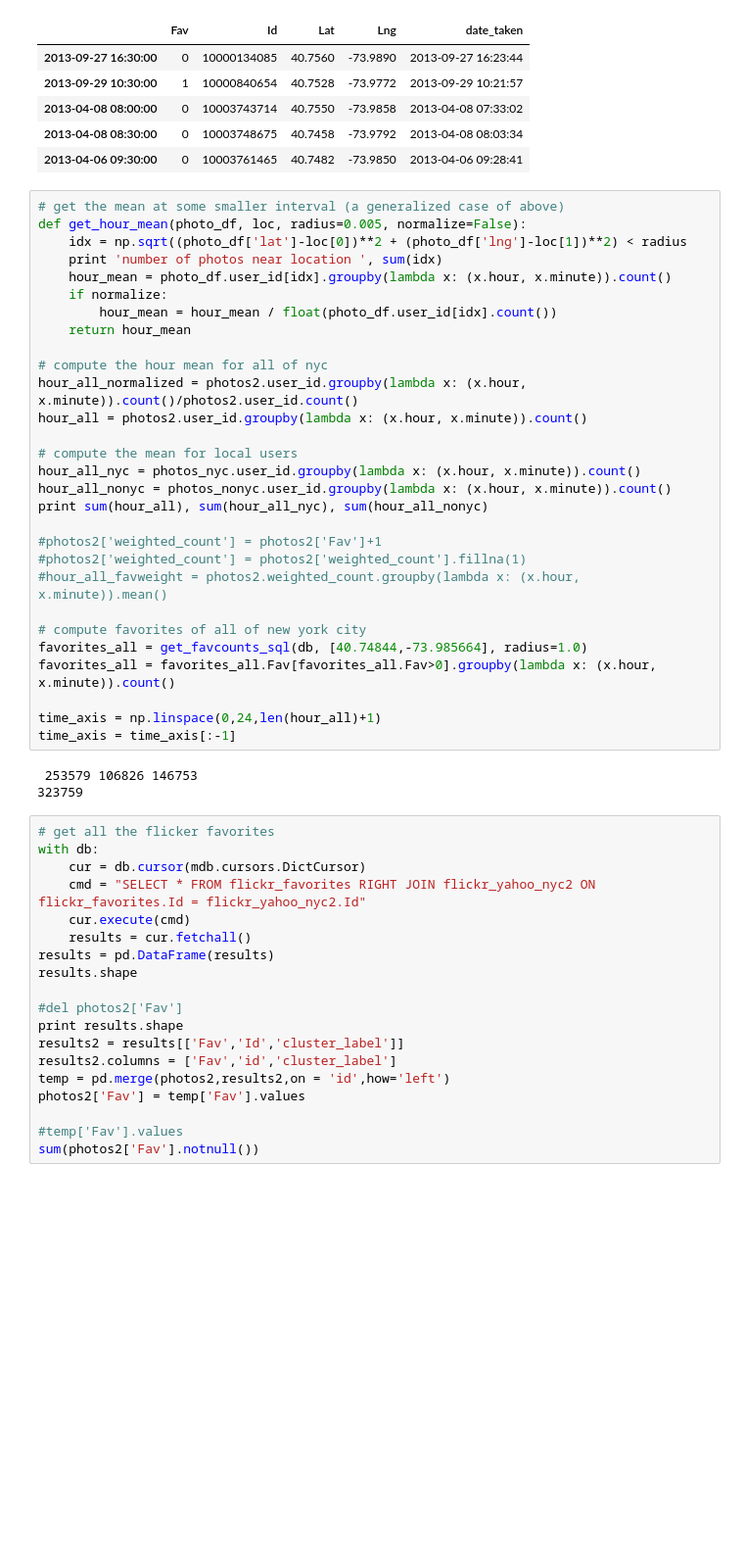
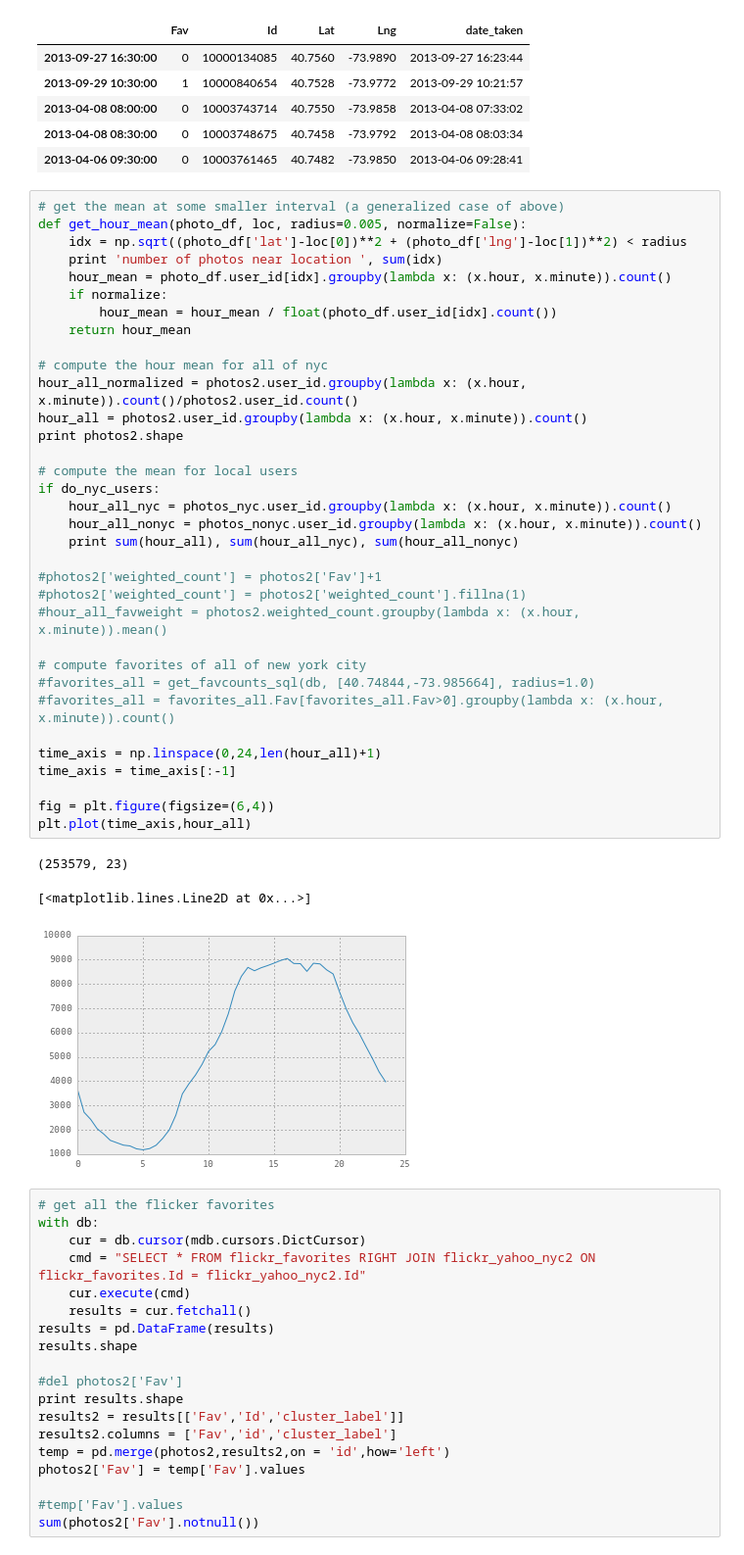
Before and after one commit to helenaxwang/AveNeue, a Jupyter notebook: analyze_flickr.py.ipynb, the cells around one changed output. Shown at 98% size. Cells and saved outputs as stored; diff of their text form; blank space fills up the shorter version.

```diff
--- a/analyze_flickr.py.ipynb
+++ b/analyze_flickr.py.ipynb
@@ -269,35 +268,41 @@ results.head()
 # %%
 # get the mean at some smaller interval (a generalized case of above)
 def get_hour_mean(photo_df, loc, radius=0.005, normalize=False):
     idx = np.sqrt((photo_df['lat']-loc[0])**2 + (photo_df['lng']-loc[1])**2) < radius
     print 'number of photos near location ', sum(idx)
     hour_mean = photo_df.user_id[idx].groupby(lambda x: (x.hour, x.minute)).count()
     if normalize:
         hour_mean = hour_mean / float(photo_df.user_id[idx].count())
     return hour_mean
 
 # compute the hour mean for all of nyc
 hour_all_normalized = photos2.user_id.groupby(lambda x: (x.hour, x.minute)).count()/photos2.user_id.count()
 hour_all = photos2.user_id.groupby(lambda x: (x.hour, x.minute)).count()
+print photos2.shape
 
 # compute the mean for local users
-hour_all_nyc = photos_nyc.user_id.groupby(lambda x: (x.hour, x.minute)).count()
-hour_all_nonyc = photos_nonyc.user_id.groupby(lambda x: (x.hour, x.minute)).count()
-print sum(hour_all), sum(hour_all_nyc), sum(hour_all_nonyc)
+if do_nyc_users:
+    hour_all_nyc = photos_nyc.user_id.groupby(lambda x: (x.hour, x.minute)).count()
+    hour_all_nonyc = photos_nonyc.user_id.groupby(lambda x: (x.hour, x.minute)).count()
+    print sum(hour_all), sum(hour_all_nyc), sum(hour_all_nonyc)
 
 #photos2['weighted_count'] = photos2['Fav']+1
 #photos2['weighted_count'] = photos2['weighted_count'].fillna(1)
 #hour_all_favweight = photos2.weighted_count.groupby(lambda x: (x.hour, x.minute)).mean()
 
 # compute favorites of all of new york city
-favorites_all = get_favcounts_sql(db, [40.74844,-73.985664], radius=1.0)
-favorites_all = favorites_all.Fav[favorites_all.Fav>0].groupby(lambda x: (x.hour, x.minute)).count()
+#favorites_all = get_favcounts_sql(db, [40.74844,-73.985664], radius=1.0)
+#favorites_all = favorites_all.Fav[favorites_all.Fav>0].groupby(lambda x: (x.hour, x.minute)).count()
 
 time_axis = np.linspace(0,24,len(hour_all)+1)
 time_axis = time_axis[:-1]
+
+fig = plt.figure(figsize=(6,4))
+plt.plot(time_axis,hour_all)
 # %% [output]
- 253579 106826 146753
-323759
+(253579, 23)
+[<matplotlib.lines.Line2D at 0x...>]
+[figure, added]
 # %%
 # get all the flicker favorites
 with db:
```
Also changed, not shown: parts of 9 cells of this notebook, 5 other files.
